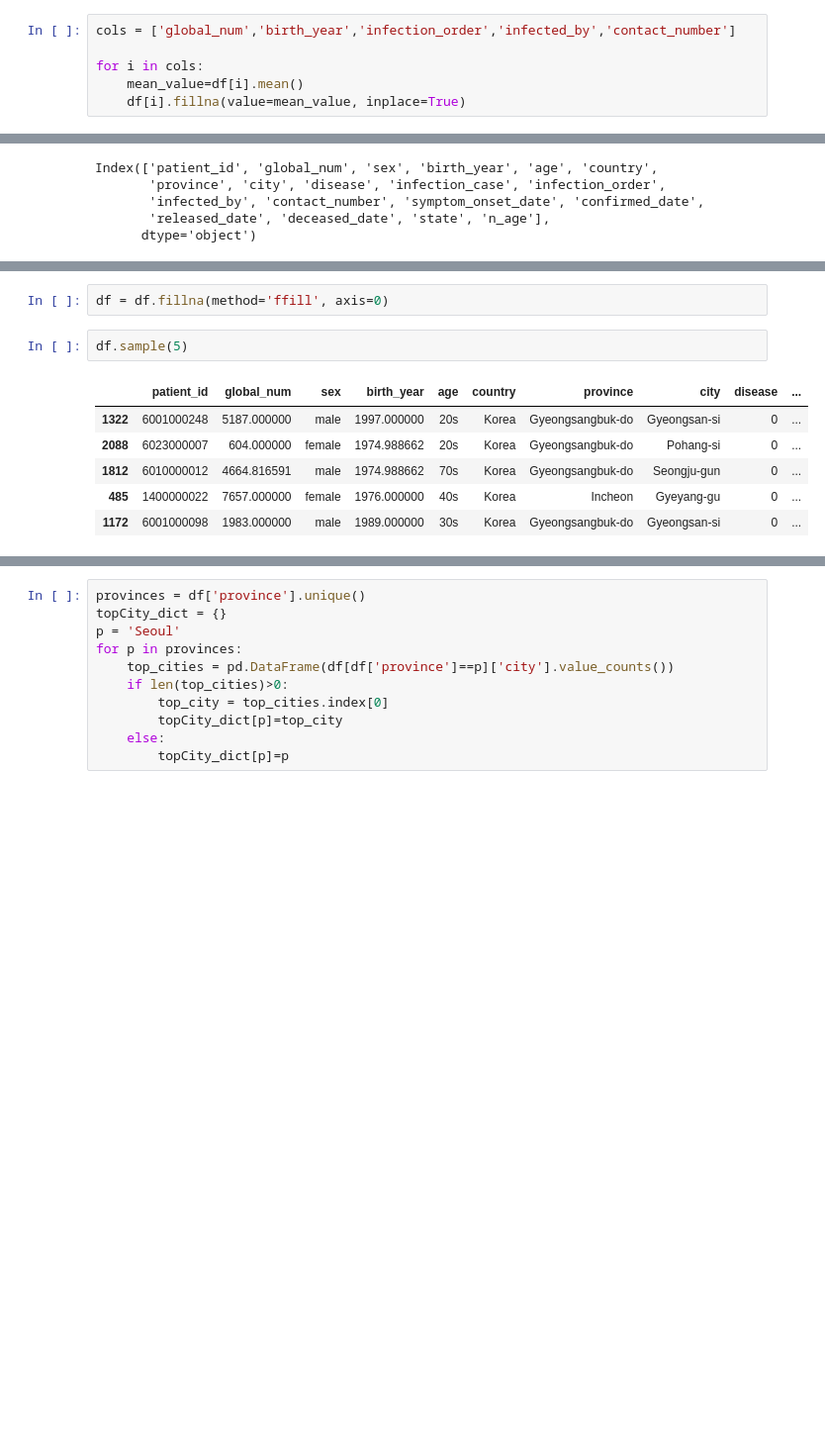
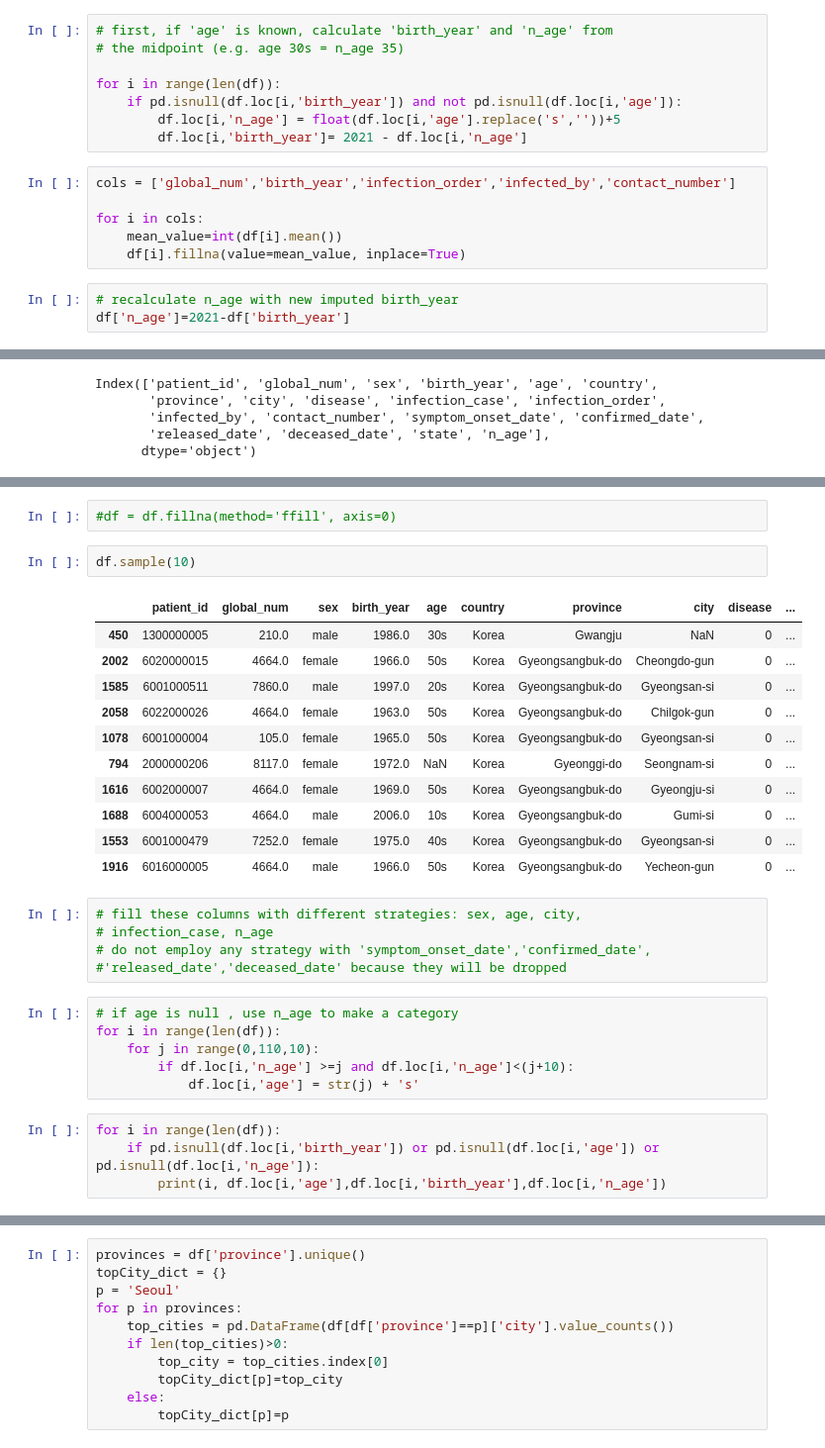
Before and after one commit to drewb8419/Covid_CaseStudy_RandomForests, a Jupyter notebook: RandomForest_casestudy_covid19.ipynb, the cells around one changed output, grey strips where cells are left out. Shown at 99% size. Cells and saved outputs as stored; diff of their text form; blank space fills up the shorter version.

Commit message:
nulls filled with various strategies

```diff
--- a/RandomForest_casestudy_covid19.ipynb
+++ b/RandomForest_casestudy_covid19.ipynb
@@ -167,9 +201,20 @@ Name: disease, dtype: int64
+# %%
+# first, if 'age' is known, calculate 'birth_year' and 'n_age' from
+# the midpoint (e.g. age 30s = n_age 35)
+
+for i in range(len(df)):
+    if pd.isnull(df.loc[i,'birth_year']) and not pd.isnull(df.loc[i,'age']):
+        df.loc[i,'n_age'] = float(df.loc[i,'age'].replace('s',''))+5
+        df.loc[i,'birth_year']= 2021 - df.loc[i,'n_age']
 # %%
 cols = ['global_num','birth_year','infection_order','infected_by','contact_number']
 
 for i in cols:
-    mean_value=df[i].mean()
+    mean_value=int(df[i].mean())
     df[i].fillna(value=mean_value, inplace=True)
+# %%
+# recalculate n_age with new imputed birth_year
+df['n_age']=2021-df['birth_year']
 # %% [markdown]
  **<font color='teal'> Fill the rest of the missing values with any method.</font>**
 # %%
@@ -183,11 +248,31 @@ Index(['patient_id', 'global_num', 'sex', 'birth_year', 'age', 'country',
 # %%
-df = df.fillna(method='ffill', axis=0)
+#df = df.fillna(method='ffill', axis=0)
 # %%
-df.sample(5)
+df.sample(10)
 # %% [output]
 |  | patient_id | global_num | sex | birth_year | age | country | province | city | disease | ... |
-| 1322 | 6001000248 | 5187.000000 | male | 1997.000000 | 20s | Korea | Gyeongsangbuk-do | Gyeongsan-si | 0 | ... |
-| 2088 | 6023000007 | 604.000000 | female | 1974.988662 | 20s | Korea | Gyeongsangbuk-do | Pohang-si | 0 | ... |
-| 1812 | 6010000012 | 4664.816591 | male | 1974.988662 | 70s | Korea | Gyeongsangbuk-do | Seongju-gun | 0 | ... |
-| 485 | 1400000022 | 7657.000000 | female | 1976.000000 | 40s | Korea | Incheon | Gyeyang-gu | 0 | ... |
-| 1172 | 6001000098 | 1983.000000 | male | 1989.000000 | 30s | Korea | Gyeongsangbuk-do | Gyeongsan-si | 0 | ... |
+| 450 | 1300000005 | 210.0 | male | 1986.0 | 30s | Korea | Gwangju | NaN | 0 | ... |
+| 2002 | 6020000015 | 4664.0 | female | 1966.0 | 50s | Korea | Gyeongsangbuk-do | Cheongdo-gun | 0 | ... |
+| 1585 | 6001000511 | 7860.0 | male | 1997.0 | 20s | Korea | Gyeongsangbuk-do | Gyeongsan-si | 0 | ... |
+| 2058 | 6022000026 | 4664.0 | female | 1963.0 | 50s | Korea | Gyeongsangbuk-do | Chilgok-gun | 0 | ... |
+| 1078 | 6001000004 | 105.0 | female | 1965.0 | 50s | Korea | Gyeongsangbuk-do | Gyeongsan-si | 0 | ... |
+| 794 | 2000000206 | 8117.0 | female | 1972.0 | NaN | Korea | Gyeonggi-do | Seongnam-si | 0 | ... |
+| 1616 | 6002000007 | 4664.0 | female | 1969.0 | 50s | Korea | Gyeongsangbuk-do | Gyeongju-si | 0 | ... |
+| 1688 | 6004000053 | 4664.0 | male | 2006.0 | 10s | Korea | Gyeongsangbuk-do | Gumi-si | 0 | ... |
+| 1553 | 6001000479 | 7252.0 | female | 1975.0 | 40s | Korea | Gyeongsangbuk-do | Gyeongsan-si | 0 | ... |
+| 1916 | 6016000005 | 4664.0 | male | 1966.0 | 50s | Korea | Gyeongsangbuk-do | Yecheon-gun | 0 | ... |
+# %%
+# fill these columns with different strategies: sex, age, city,
+# infection_case, n_age
+# do not employ any strategy with 'symptom_onset_date','confirmed_date',
+#'released_date','deceased_date' because they will be dropped
+# %%
+# if age is null , use n_age to make a category
+for i in range(len(df)):
+    for j in range(0,110,10):
+        if df.loc[i,'n_age'] >=j and df.loc[i,'n_age']<(j+10):
+            df.loc[i,'age'] = str(j) + 's'
+# %%
+for i in range(len(df)):
+    if pd.isnull(df.loc[i,'birth_year']) or pd.isnull(df.loc[i,'age']) or pd.isnull(df.loc[i,'n_age']):
+        print(i, df.loc[i,'age'],df.loc[i,'birth_year'],df.loc[i,'n_age'])
```
Also changed, not shown: parts of 30 cells of this notebook.
